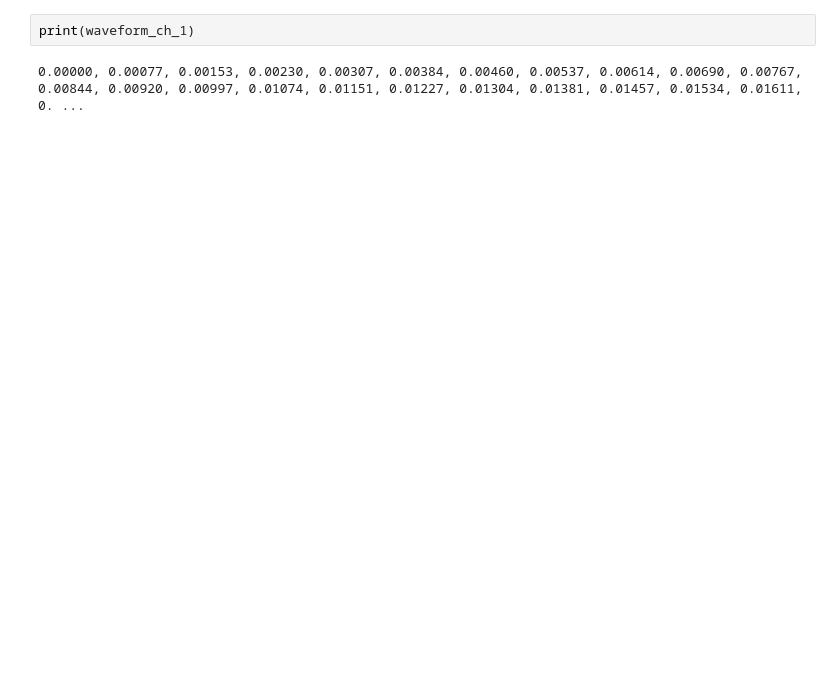
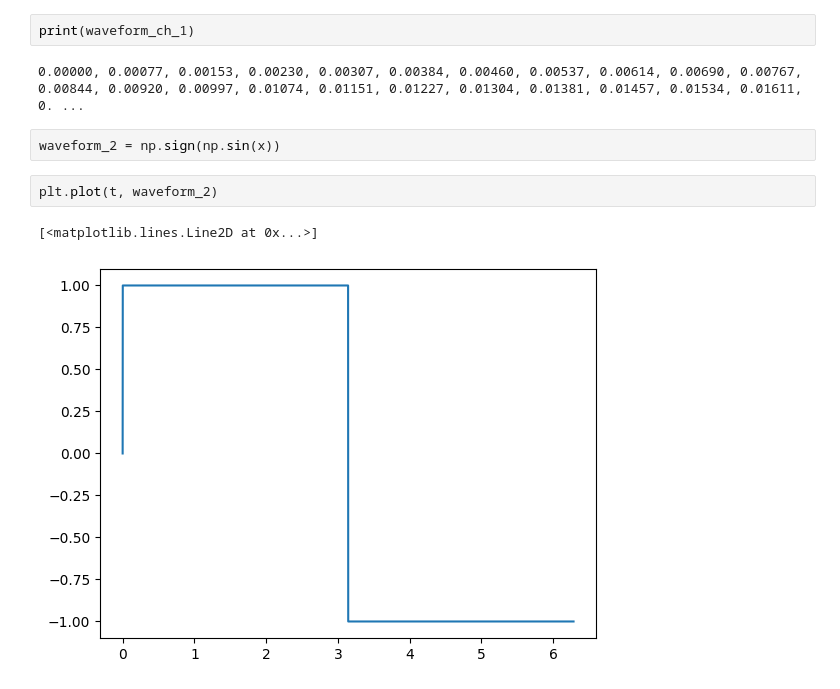
Before and after one commit to khuang1218/Redpitaya_AWG, a Jupyter notebook: scpi1.ipynb, the cells around one changed output. Saved outputs shown, nothing was run; the diff lists cells and outputs as text; blank space fills up the shorter version.

```diff
--- a/scpi1.ipynb
+++ b/scpi1.ipynb
@@ -60,3 +58,10 @@ rp.close()
 print(waveform_ch_1)
 # %% [output]
 0.00000, 0.00077, 0.00153, 0.00230, 0.00307, 0.00384, 0.00460, 0.00537, 0.00614, 0.00690, 0.00767, 0.00844, 0.00920, 0.00997, 0.01074, 0.01151, 0.01227, 0.01304, 0.01381, 0.01457, 0.01534, 0.01611, 0. ...
+# %%
+waveform_2 = np.sign(np.sin(x))
+# %%
+plt.plot(t, waveform_2)
+# %% [output]
+[<matplotlib.lines.Line2D at 0x...>]
+[figure, added]
```
Also changed, not shown: parts of 2 cells of this notebook, 2 other files.
